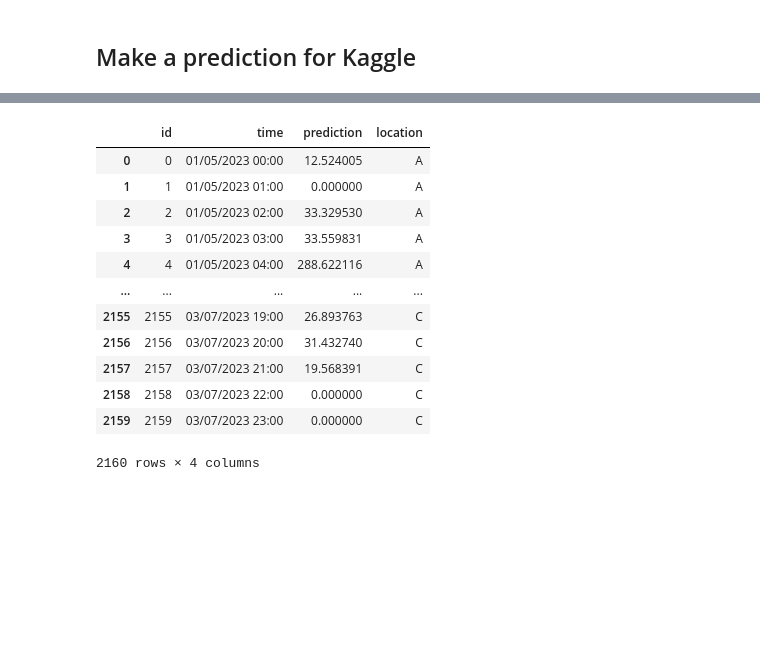
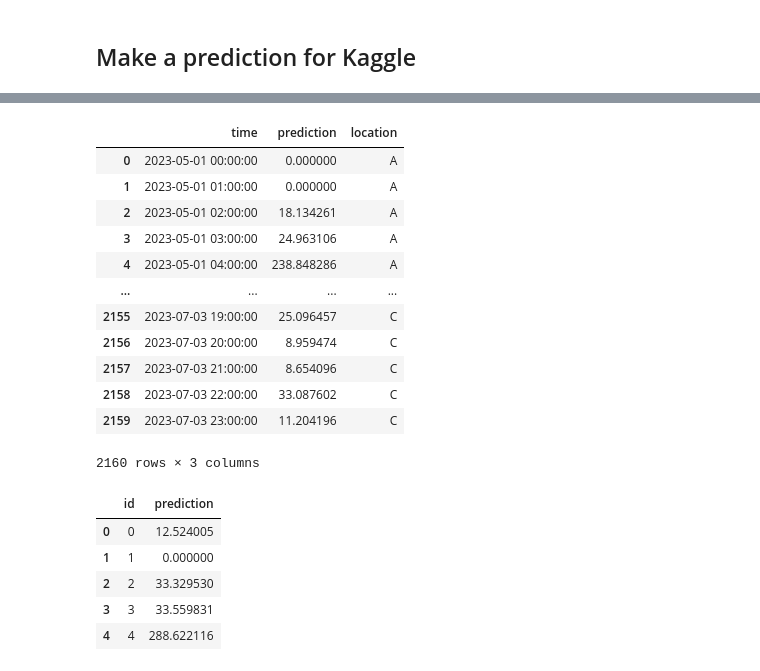
Before and after one commit to hugokerino/Energy-forecasting-NTNU, a Jupyter notebook: data/Noe/Data_exploration.ipynb, the cells around one changed output, grey strips where cells are left out. Drawn from its saved outputs; the diff is of its cells as text; code cells hidden in the pictures; blank space fills up the shorter version.

```diff
--- a/data/Noe/Data_exploration.ipynb
+++ b/data/Noe/Data_exploration.ipynb
@@ -1132,0 +1177,20 @@ plt.show()
+# %%
+# Concatenate all 3 predictions
+submission = pd.concat([PREDICTION_A, PREDICTION_B, PREDICTION_C]).reset_index(drop=True)
+# Add id colum
+submission['id'] = submission.index
+submission
+# %% [output]
+|  | time | prediction | location |
+| 0 | 2023-05-01 00:00:00 | 0.000000 | A |
+| 1 | 2023-05-01 01:00:00 | 0.000000 | A |
+| 2 | 2023-05-01 02:00:00 | 18.134261 | A |
+| 3 | 2023-05-01 03:00:00 | 24.963106 | A |
+| 4 | 2023-05-01 04:00:00 | 238.848286 | A |
+| ... | ... | ... | ... |
+| 2155 | 2023-07-03 19:00:00 | 25.096457 | C |
+| 2156 | 2023-07-03 20:00:00 | 8.959474 | C |
+| 2157 | 2023-07-03 21:00:00 | 8.654096 | C |
+| 2158 | 2023-07-03 22:00:00 | 33.087602 | C |
+| 2159 | 2023-07-03 23:00:00 | 11.204196 | C |
+2160 rows × 3 columns
@@ -1133,17 +1211,10 @@ plt.show()
 # %%
-sample_submission = pd.read_csv('my_first_submission_utf8.csv')
-sample_submission
+sub1 = pd.read_csv('my_first_submission_utf8.csv')
+sub2 = pd.read_csv('my_second_submission_kaggle.csv')
 # %% [output]
-|  | id | time | prediction | location |
-| 0 | 0 | 01/05/2023 00:00 | 12.524005 | A |
-| 1 | 1 | 01/05/2023 01:00 | 0.000000 | A |
-| 2 | 2 | 01/05/2023 02:00 | 33.329530 | A |
-| 3 | 3 | 01/05/2023 03:00 | 33.559831 | A |
-| 4 | 4 | 01/05/2023 04:00 | 288.622116 | A |
-| ... | ... | ... | ... | ... |
-| 2155 | 2155 | 03/07/2023 19:00 | 26.893763 | C |
-| 2156 | 2156 | 03/07/2023 20:00 | 31.432740 | C |
-| 2157 | 2157 | 03/07/2023 21:00 | 19.568391 | C |
-| 2158 | 2158 | 03/07/2023 22:00 | 0.000000 | C |
-| 2159 | 2159 | 03/07/2023 23:00 | 0.000000 | C |
+|  | id | prediction |
+| 0 | 0 | 12.524005 |
+| 1 | 1 | 0.000000 |
+| 2 | 2 | 33.329530 |
+| 3 | 3 | 33.559831 |
+| 4 | 4 | 288.622116 |
-2160 rows × 4 columns
```
Also changed, not shown: parts of 21 cells of this notebook, 7 other files.
